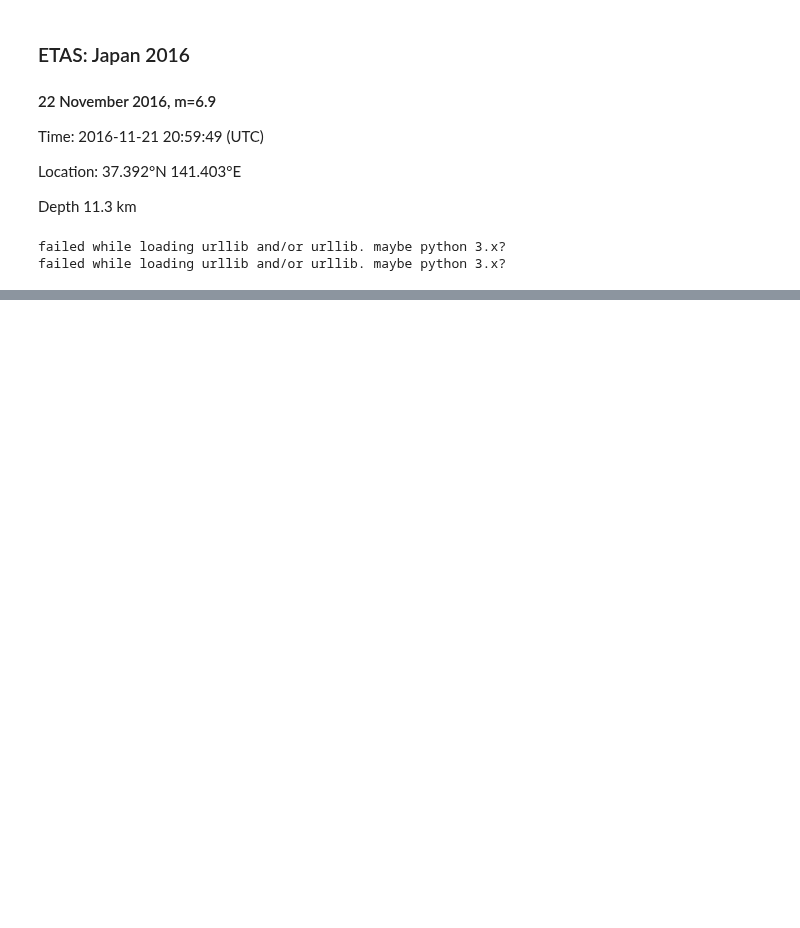
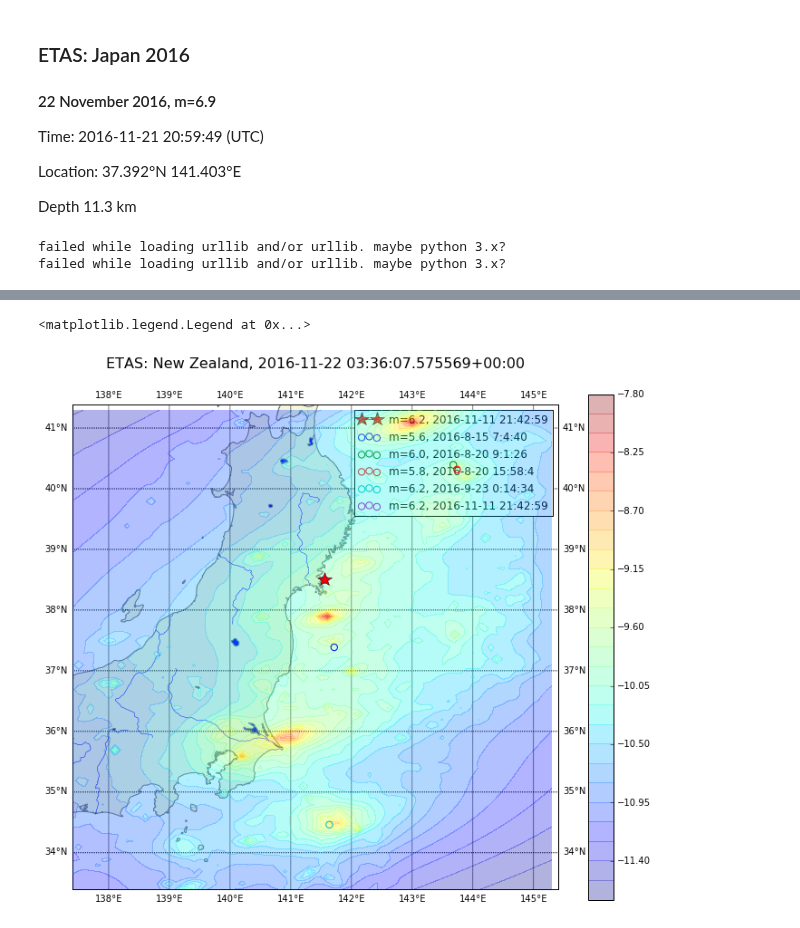
Before and after one commit to markyoder/globalETAS, a Jupyter notebook: Japan_honshu_2016.ipynb, the cells around one changed output, grey strips where cells are left out. Drawn from its saved outputs; the diff is of its cells as text; code cells hidden in the pictures; blank space fills up the shorter version.

```diff
--- a/Japan_honshu_2016.ipynb
+++ b/Japan_honshu_2016.ipynb
@@ -217,27 +230,30 @@ ax1.set_ylabel('magnitudes $m$')
 # %%
 fg=plt.figure(0, figsize=(12,10))
 ax=plt.gca()
 etas.make_etas_contour_map(n_contours=25, fignum=0, map_resolution='f', alpha=.3, ax=ax)
 
 #
 # let's get everything m>6 in the last 6 months?
 m6s = [rw for rw in etas.catalog if rw['mag'] >= 5.5
        and pytz.utc.localize(rw['event_date'].astype(dtm.datetime))>to_dt-dtm.timedelta(days=120)]
 #
 # plot mainshock:
 dt = mainshock['event_date'].astype(dtm.datetime)
 etas.cm.plot([x], [y], latlon=False, marker='*', color='r', ms=16, zorder=11,
                    label='m={}, {}'.format(mainshock['mag'], dt_str))
-ax.set_title('ETAS: New Zealand, {}\n\n'.format(etas.t_now), size=16)
+ax.set_title('ETAS: {}, {}\n\n'.format(event_name, etas.t_now), size=16)
 for j,m6 in enumerate(m6s):
     clr = colors_[j%len(colors_)]
     #
     dt = m6['event_date'].astype(dtm.datetime)
     dt_str = '{}-{}-{} {}:{}:{}'.format(dt.year, dt.month, dt.day, dt.hour, dt.minute, dt.second)
     etas.cm.scatter(m6['lon'], m6['lat'], s=3*(m6['mag']+12.), edgecolors=clr,
                           c='none', marker='o', zorder=11, label='m={}, {}'.format(m6['mag'], dt_str))
     #
 plt.gca().legend(loc=0)
+# %% [output]
+<matplotlib.legend.Legend at 0x...>
+[figure, added]
 # %%
 print(['{},{}\n'.format(rw['event_date'], rw['mag'] ) for rw in etas.catalog if rw['mag'] >= 5.5])
 len(['{},{}\n'.format(rw['event_date'], rw['mag'] ) for rw in etas.catalog if rw['mag'] >= 5.5
```
Also changed, not shown: parts of 8 cells of this notebook.
